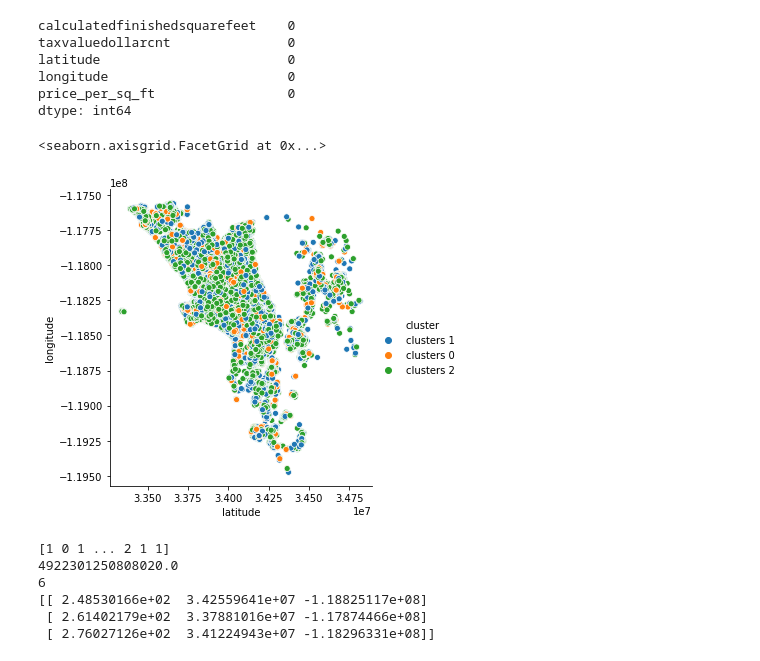
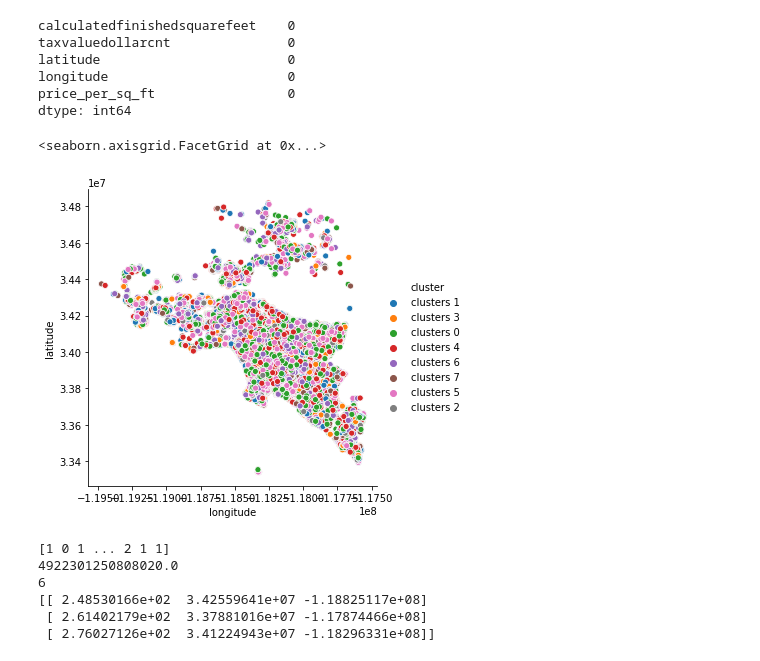
Before and after one commit to Jeff-Hutchins/ds-methodologies-exercises, a Jupyter notebook: clustering/zillow.ipynb, the cells around one changed output. Cells and saved outputs as stored; diff of their text form; code cells hidden in the pictures.

```diff
--- a/clustering/zillow.ipynb
+++ b/clustering/zillow.ipynb
@@ -286,17 +286,17 @@ dtype: int64
 # %%
 from sklearn.cluster import KMeans
 
 X = df_subset[['price_per_sq_ft', 'latitude', 'longitude']]
 
-kmeans = KMeans(n_clusters=3)
+kmeans = KMeans(n_clusters=8)
 kmeans.fit(X)
 
 X['cluster'] = 'clusters ' + pd.Series(kmeans.predict(X)).astype(str)
 
-sns.relplot(data=X, hue='cluster', x='latitude', y='longitude')
+sns.relplot(data=X, hue='cluster', x='longitude', y='latitude')
 # %% [output]
 <seaborn.axisgrid.FacetGrid at 0x...>
-[figure, old version]
+[figure, new version]
 # %%
 print(kmeans.labels_)
 print(kmeans.inertia_)
```
Also changed, not shown: parts of 7 cells of this notebook, 2 other files.
